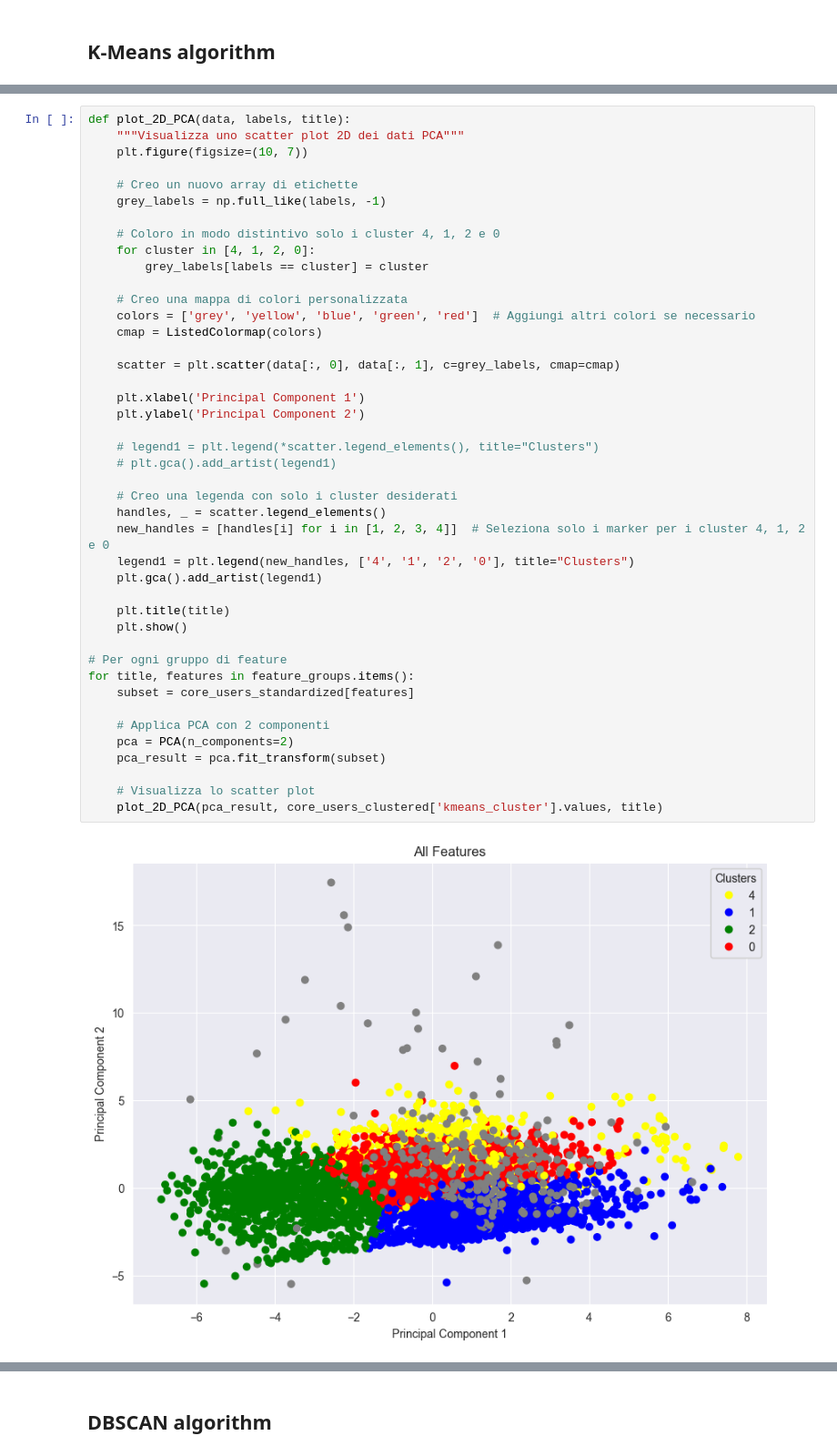
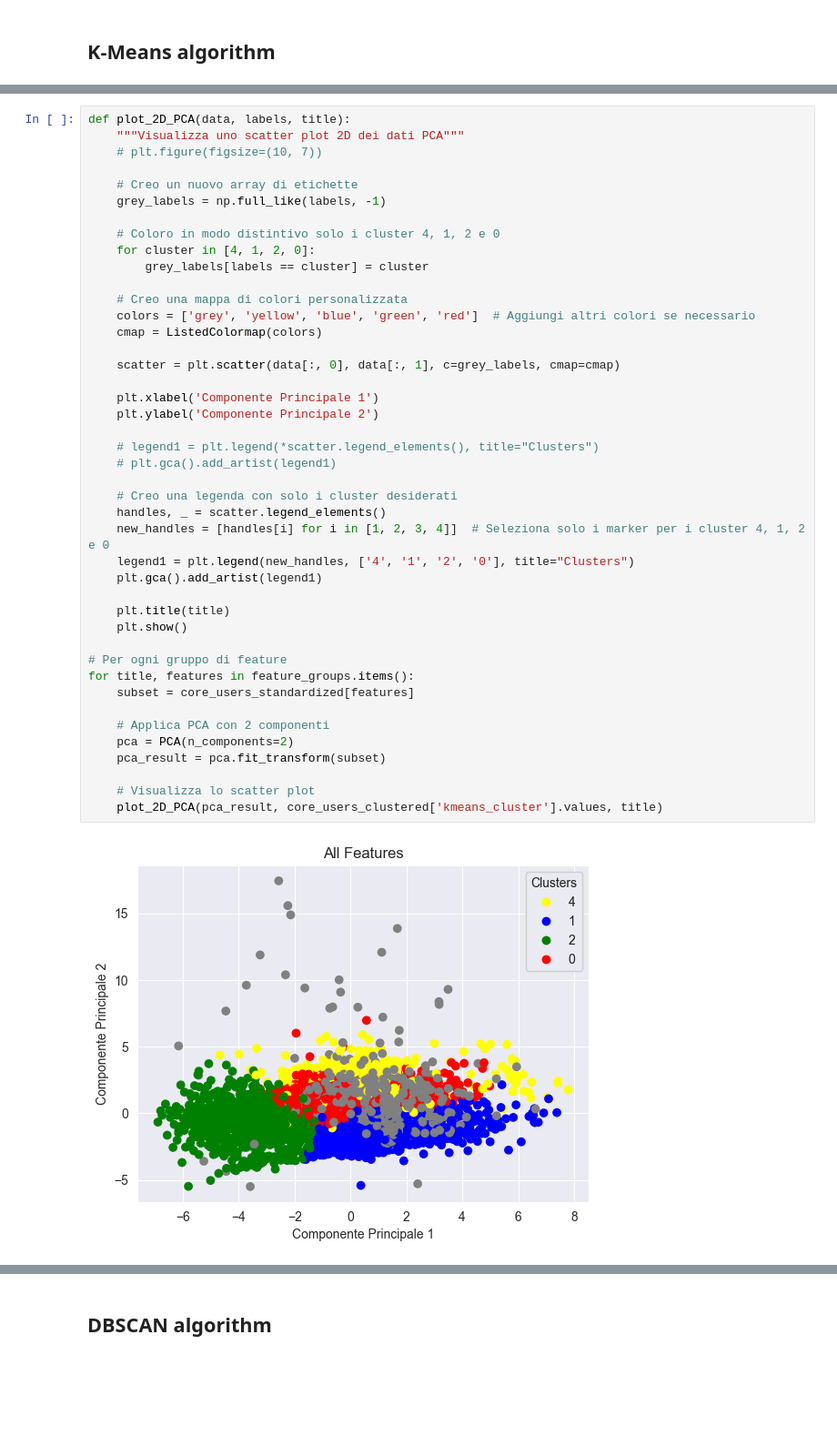
Before and after one commit to davisf20/characterization-of-user-misbehavior-in-online-social-media, a Jupyter notebook: notebooks/clusteringAnalysis.ipynb, the cells around one changed output, grey strips where cells are left out. Shown: that part at 91% size. Saved outputs shown, nothing was run; the diff lists cells and outputs as text; blank space fills up the shorter version.

```diff
--- a/notebooks/clusteringAnalysis.ipynb
+++ b/notebooks/clusteringAnalysis.ipynb
@@ -175,7 +175,7 @@ plt.show()
 # %%
 def plot_2D_PCA(data, labels, title):
     """Visualizza uno scatter plot 2D dei dati PCA"""
-    plt.figure(figsize=(10, 7))
+    # plt.figure(figsize=(10, 7))
 
     # Creo un nuovo array di etichette
     grey_labels = np.full_like(labels, -1)
@@ -187,33 +187,33 @@ def plot_2D_PCA(data, labels, title):
     # Creo una mappa di colori personalizzata
     colors = ['grey', 'yellow', 'blue', 'green', 'red']  # Aggiungi altri colori se necessario
     cmap = ListedColormap(colors)
 
     scatter = plt.scatter(data[:, 0], data[:, 1], c=grey_labels, cmap=cmap)
 
-    plt.xlabel('Principal Component 1')
-    plt.ylabel('Principal Component 2')
+    plt.xlabel('Componente Principale 1')
+    plt.ylabel('Componente Principale 2')
 
     # legend1 = plt.legend(*scatter.legend_elements(), title="Clusters")
     # plt.gca().add_artist(legend1)
 
     # Creo una legenda con solo i cluster desiderati
     handles, _ = scatter.legend_elements()
     new_handles = [handles[i] for i in [1, 2, 3, 4]]  # Seleziona solo i marker per i cluster 4, 1, 2 e 0
     legend1 = plt.legend(new_handles, ['4', '1', '2', '0'], title="Clusters")
     plt.gca().add_artist(legend1)
 
     plt.title(title)
     plt.show()
 
 # Per ogni gruppo di feature
 for title, features in feature_groups.items():
     subset = core_users_standardized[features]
 
     # Applica PCA con 2 componenti
     pca = PCA(n_components=2)
     pca_result = pca.fit_transform(subset)
 
     # Visualizza lo scatter plot
     plot_2D_PCA(pca_result, core_users_clustered['kmeans_cluster'].values, title)
 # %% [output]
-[figure, old version]
+[figure, new version]
```
Also changed, not shown: parts of 3 cells of this notebook, 1 other file.
